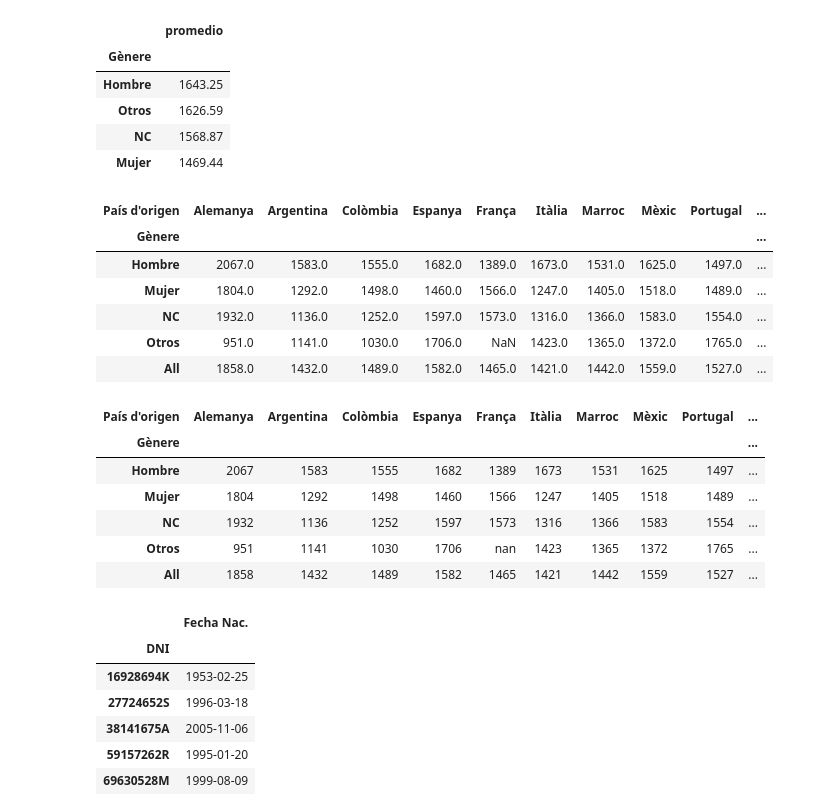
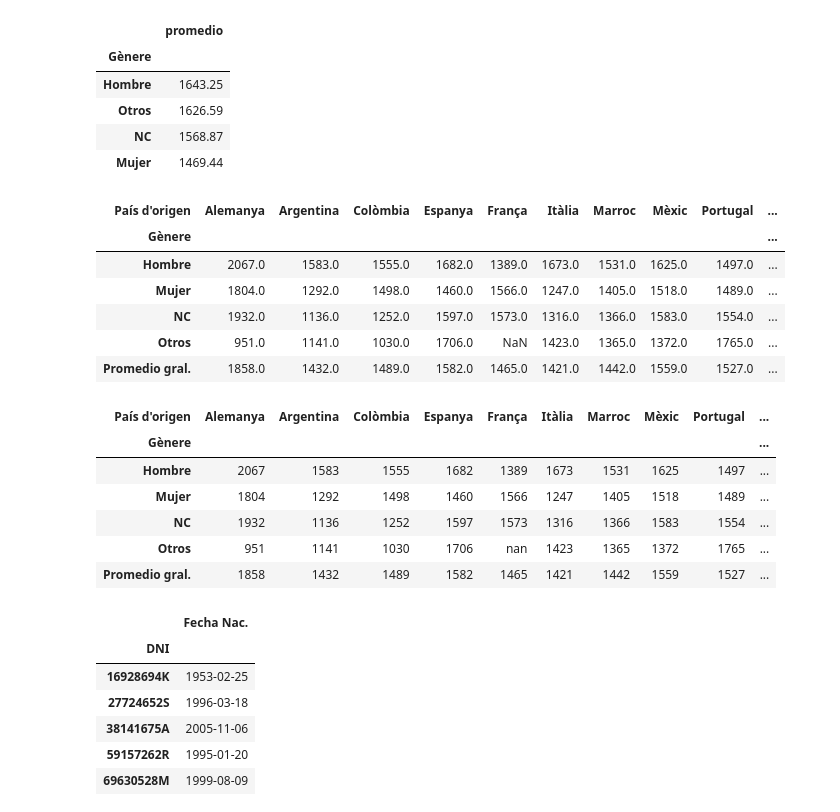
Before and after one commit to rafafons86/Data-Analyst, a Jupyter notebook: Sprint 10 - Rafael Fons Bibiloni.ipynb, the cells around one changed output. Saved outputs shown, nothing was run; the diff lists cells and outputs as text; code cells hidden in the pictures.

```diff
--- a/Sprint 10 - Rafael Fons Bibiloni.ipynb
+++ b/Sprint 10 - Rafael Fons Bibiloni.ipynb
@@ -67,10 +67,11 @@ Los DNIs no se repiten
 # NIVEL 1 - Ejercicio 2
 
 # Crea una columna que sea el nombre completo.
-for i in range(len(df)):
-    df.loc[i,"Apellido y nombre"]= df.loc[i,"Cognoms"]+" "+df.loc[i,"Nom"]
+df["Apellido y nombre"] = df["Cognoms"]+" "+df["Nom"]
+df[["Apellido y nombre"]]
 
-df[["Apellido y nombre"]]
+# alternativas mas cortas!!!
+# sin concatenar: df["Nombre"] = f"{df["Cognoms"]} {df["Nom"].upper()}"
 # %% [output]
 |  | Apellido y nombre |
 | 0 | Ferreira Silva Inês |
@@ -87,12 +88,7 @@ df[["Apellido y nombre"]]
 1000 rows × 1 columns
 # %%
 # Crea una columna si la persona ha nacido en España o no.
-for i in range(len(df)):
-    if df.loc[i,"País d'origen"]== "Espanya":
-        df.loc[i,"Nació en España?"]= True
-    else:
-        df.loc[i,"Nació en España?"]= False
-
+df["Nació en España?"]= (df["País d'origen"]== "Espanya")
 df[["País d'origen", "Nació en España?"]]
 # %% [output]
 |  | País d'origen | Nació en España? |
@@ -216,9 +201,11 @@ df
 
 # transformo los datos en numericos
 try:
-    df["Salari mensual"] = df["Salari mensual"].str.replace(".","", regex=False)
-    df["Salari mensual"] = df["Salari mensual"].str.replace("€","", regex=False)
-    df["Salari mensual"] = df["Salari mensual"].str.strip()
+    df["Salari mensual"] = ( df["Salari mensual"]
+        .str.replace(".","", regex=False)
+        .str.replace("€","", regex=False)
+        .str.strip()
+        )
     df["Salari mensual"] = pd.to_numeric(df["Salari mensual"], errors="coerce")
 except:
     print("hay errores seguramente porque el campo df[Salari mensual] ya fue transformado")
@@ -246,24 +233,25 @@ df.groupby(["Gènere"]).agg(promedio=("Salari mensual","mean")).sort_values(["pr
 # %%
 # NIVEL 1 - Ejercicio 5
 
 # Crea una tabla resumen con el salario medio por género (filas) y país de origen (columnas).
 # Añade las medias a los márgenes de la mesa.
 
 tabla = pd.crosstab(
     df["Gènere"],               # filas
     df["País d'origen"],        # columnas
     df[["Salari mensual"]], aggfunc="mean",     #funcion de agregacion
-    margins=True                # funcion de agregacion por columna y fila
+    margins=True,
+    margins_name="Promedio gral." # funcion de agregacion por columna y fila
     ).round(0)                  # round
 tabla
 # %% [output]
 | País d'origen | Alemanya | Argentina | Colòmbia | Espanya | França | Itàlia | Marroc | Mèxic | Portugal | ... |
 | Gènere |  |  |  |  |  |  |  |  |  | ... |
 | Hombre | 2067.0 | 1583.0 | 1555.0 | 1682.0 | 1389.0 | 1673.0 | 1531.0 | 1625.0 | 1497.0 | ... |
 | Mujer | 1804.0 | 1292.0 | 1498.0 | 1460.0 | 1566.0 | 1247.0 | 1405.0 | 1518.0 | 1489.0 | ... |
 | NC | 1932.0 | 1136.0 | 1252.0 | 1597.0 | 1573.0 | 1316.0 | 1366.0 | 1583.0 | 1554.0 | ... |
 | Otros | 951.0 | 1141.0 | 1030.0 | 1706.0 | NaN | 1423.0 | 1365.0 | 1372.0 | 1765.0 | ... |
-| All | 1858.0 | 1432.0 | 1489.0 | 1582.0 | 1465.0 | 1421.0 | 1442.0 | 1559.0 | 1527.0 | ... |
+| Promedio gral. | 1858.0 | 1432.0 | 1489.0 | 1582.0 | 1465.0 | 1421.0 | 1442.0 | 1559.0 | 1527.0 | ... |
 # %%
 # (EXTRA): Aplica formato condicional en la tabla para ver en un color más intenso los valores más elevados
 
@@ -285,7 +273,7 @@ tabla_format
 | Mujer | 1804 | 1292 | 1498 | 1460 | 1566 | 1247 | 1405 | 1518 | 1489 | ... |
 | NC | 1932 | 1136 | 1252 | 1597 | 1573 | 1316 | 1366 | 1583 | 1554 | ... |
 | Otros | 951 | 1141 | 1030 | 1706 | nan | 1423 | 1365 | 1372 | 1765 | ... |
-| All | 1858 | 1432 | 1489 | 1582 | 1465 | 1421 | 1442 | 1559 | 1527 | ... |
+| Promedio gral. | 1858 | 1432 | 1489 | 1582 | 1465 | 1421 | 1442 | 1559 | 1527 | ... |
 # %%
 # NIVEL 1 - Ejercicio 6
 
```
Also changed, not shown: parts of 5 cells of this notebook.
